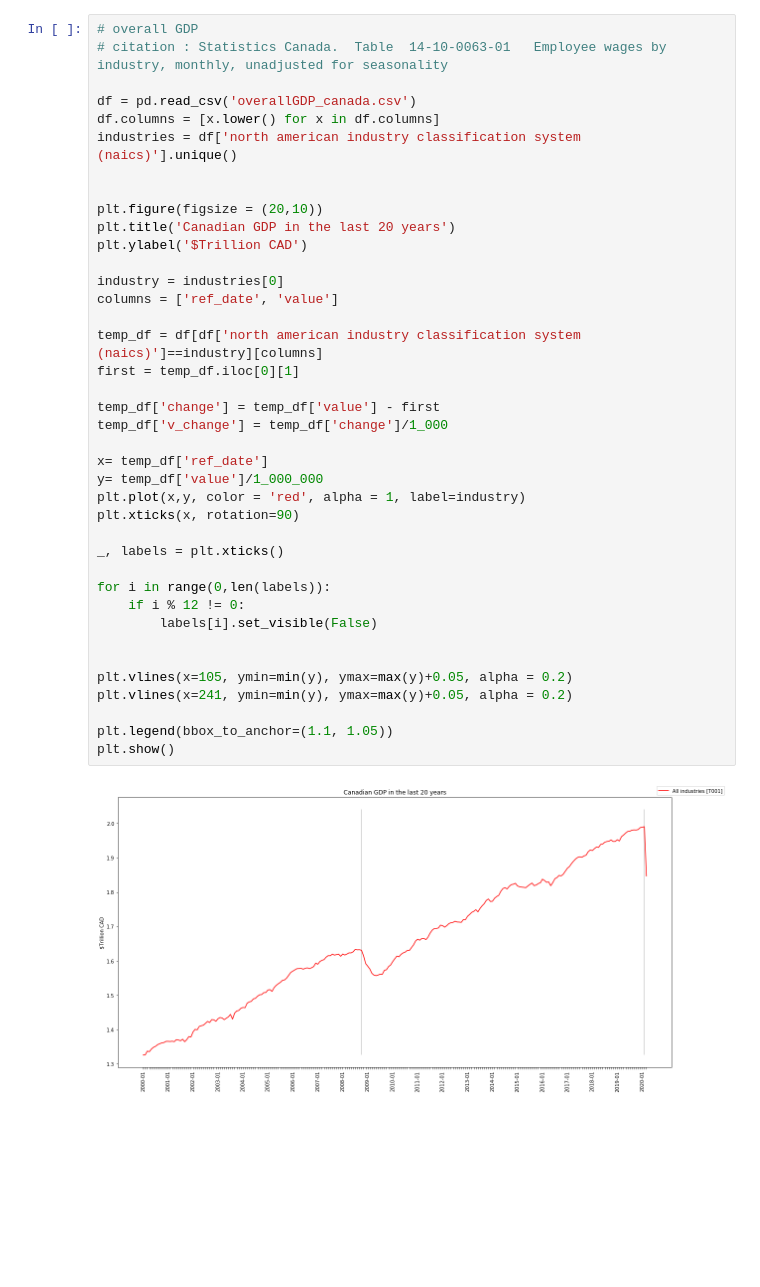
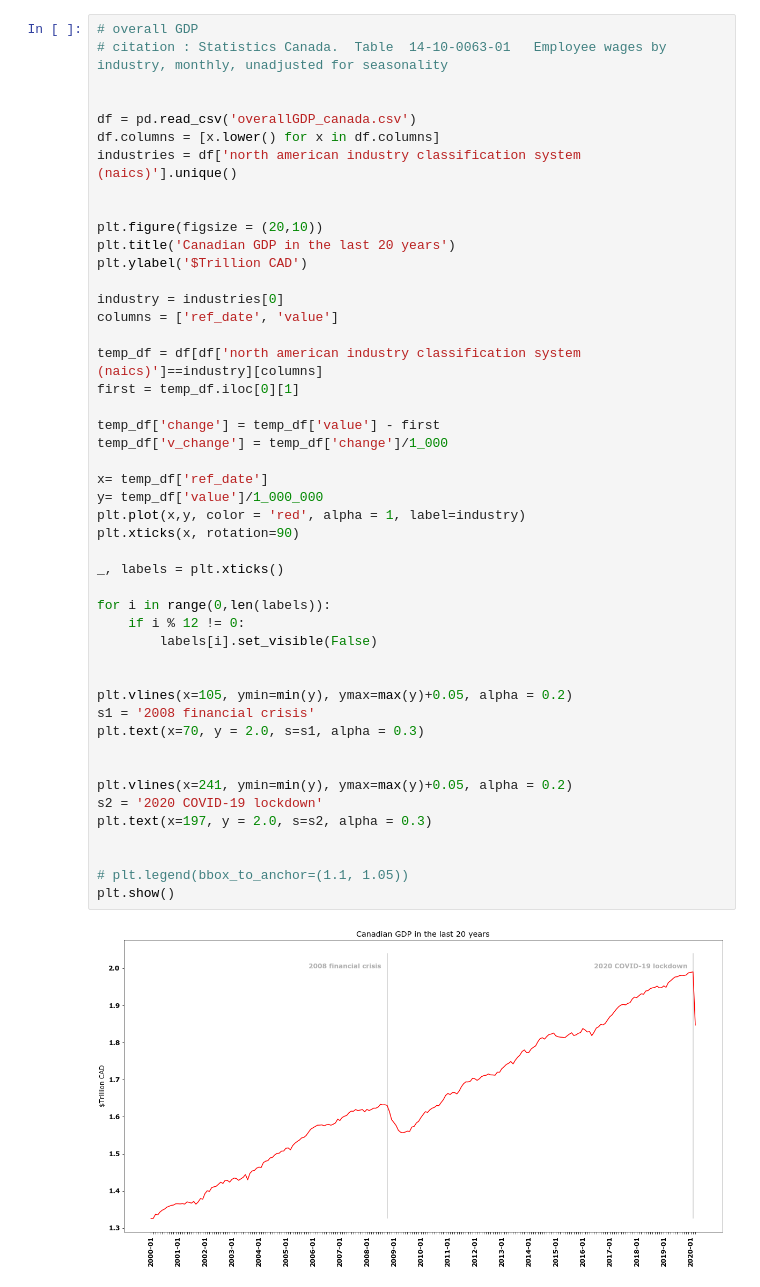
Before and after one commit to ericphamhung/covid_economy, a Jupyter notebook: economy_in_covid.ipynb, the cells around one changed output. Drawn from its saved outputs; the diff is of its cells as text; blank space fills up the shorter version.

```diff
--- a/economy_in_covid.ipynb
+++ b/economy_in_covid.ipynb
@@ -6,6 +13,7 @@ import numpy as np
 # %%
 # overall GDP
 # citation : Statistics Canada.  Table  14-10-0063-01   Employee wages by industry, monthly, unadjusted for seasonality
+
 
 df = pd.read_csv('overallGDP_canada.csv')
 df.columns = [x.lower() for x in df.columns]
@@ -15,32 +23,39 @@ industries = df['north american industry classification system (naics)'].unique(
 plt.figure(figsize = (20,10))
 plt.title('Canadian GDP in the last 20 years')
 plt.ylabel('$Trillion CAD')
 
 industry = industries[0]
 columns = ['ref_date', 'value']
 
 temp_df = df[df['north american industry classification system (naics)']==industry][columns]
 first = temp_df.iloc[0][1]
 
 temp_df['change'] = temp_df['value'] - first
 temp_df['v_change'] = temp_df['change']/1_000
 
 x= temp_df['ref_date']
 y= temp_df['value']/1_000_000
 plt.plot(x,y, color = 'red', alpha = 1, label=industry)
 plt.xticks(x, rotation=90)
 
 _, labels = plt.xticks()
 
 for i in range(0,len(labels)):
     if i % 12 != 0:
         labels[i].set_visible(False)
 
 
 plt.vlines(x=105, ymin=min(y), ymax=max(y)+0.05, alpha = 0.2)
+s1 = '2008 financial crisis'
+plt.text(x=70, y = 2.0, s=s1, alpha = 0.3)
+
+
 plt.vlines(x=241, ymin=min(y), ymax=max(y)+0.05, alpha = 0.2)
+s2 = '2020 COVID-19 lockdown'
+plt.text(x=197, y = 2.0, s=s2, alpha = 0.3)
 
-plt.legend(bbox_to_anchor=(1.1, 1.05))
+
+# plt.legend(bbox_to_anchor=(1.1, 1.05))
 plt.show()
 # %% [output]
-[figure, old version]
+[figure, new version]
```
Also changed, not shown: parts of 11 cells of this notebook, 3 other files.
